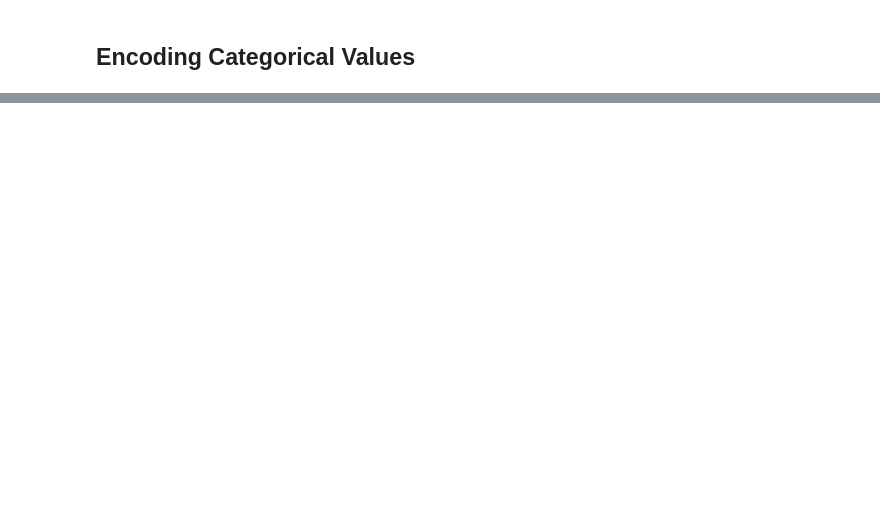
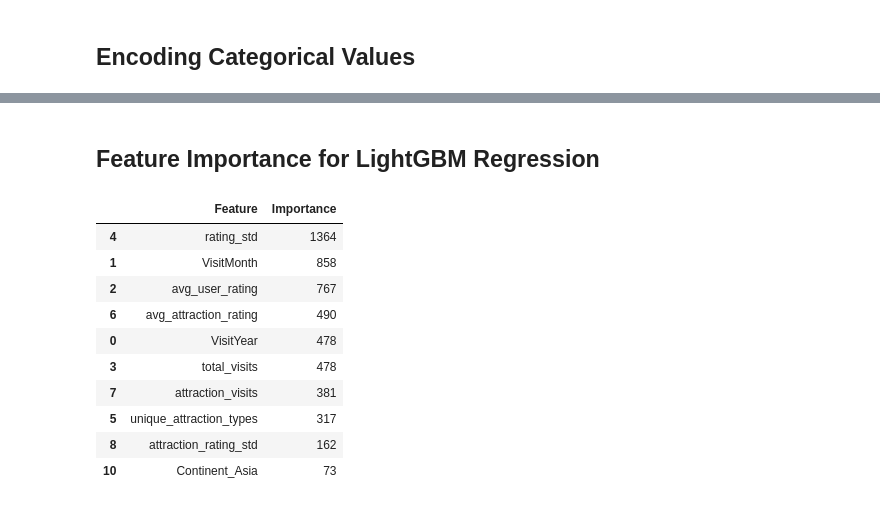
Before and after one commit to shabbu8111999/Tourism_Experience_Analytics, a Jupyter notebook: jupyter/Tourism_Experience.ipynb, the cells around one changed output, grey strips where cells are left out. Saved outputs shown, nothing was run; the diff lists cells and outputs as text; code cells hidden in the pictures; blank space fills up the shorter version.

```diff
--- a/jupyter/Tourism_Experience.ipynb
+++ b/jupyter/Tourism_Experience.ipynb
@@ -1112,0 +1533,25 @@ clean_df.shape
+# %% [markdown]
+## Feature Importance for LightGBM Regression
+# %%
+# Extracting feature importance
+reg_importance = pd.DataFrame({
+    'Feature': X.columns,
+    'Importance': lgb_model.feature_importances_
+})
+
+# Sort by importance
+reg_importance = reg_importance.sort_values(by='Importance', ascending=False)
+
+reg_importance.head(10)
+# %% [output]
+|  | Feature | Importance |
+| 4 | rating_std | 1364 |
+| 1 | VisitMonth | 858 |
+| 2 | avg_user_rating | 767 |
+| 6 | avg_attraction_rating | 490 |
+| 0 | VisitYear | 478 |
+| 3 | total_visits | 478 |
+| 7 | attraction_visits | 381 |
+| 5 | unique_attraction_types | 317 |
+| 8 | attraction_rating_std | 162 |
+| 10 | Continent_Asia | 73 |
```
Also changed, not shown: parts of 62 cells of this notebook.
